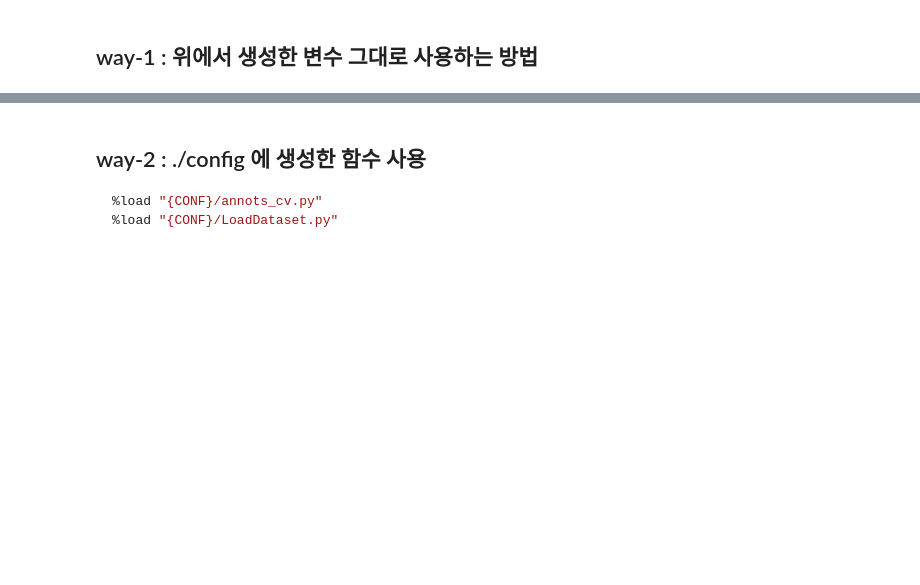
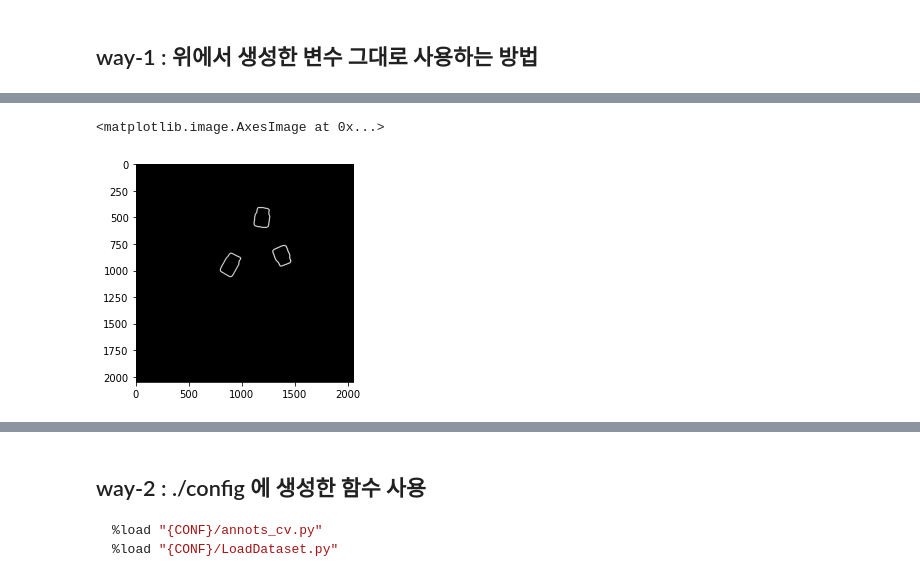
Before and after one commit to Proj-Caliber/cnn-studies, a Jupyter notebook: docs/tutorials/double-check-annotations.ipynb, the cells around one changed output, grey strips where cells are left out. Drawn from its saved outputs; the diff is of its cells as text; code cells hidden in the pictures; blank space fills up the shorter version.

```diff
--- a/docs/tutorials/double-check-annotations.ipynb
+++ b/docs/tutorials/double-check-annotations.ipynb
@@ -137,0 +238,10 @@ print(trnDF[trnDF['label']=='PE']['annot_path'][0])
+# %%
+sketch = np.zeros((W, H, 3), dtype=np.uint8)
+
+for segs in segmt_nby2:
+    for pts in segs:
+        cv.circle(sketch, (pts[0], pts[1]), 5, (255, 255, 255), -1)
+plt.imshow(sketch)
+# %% [output]
+<matplotlib.image.AxesImage at 0x...>
+[figure, added]
```
Also changed, not shown: parts of 15 cells of this notebook, 1 other file.
